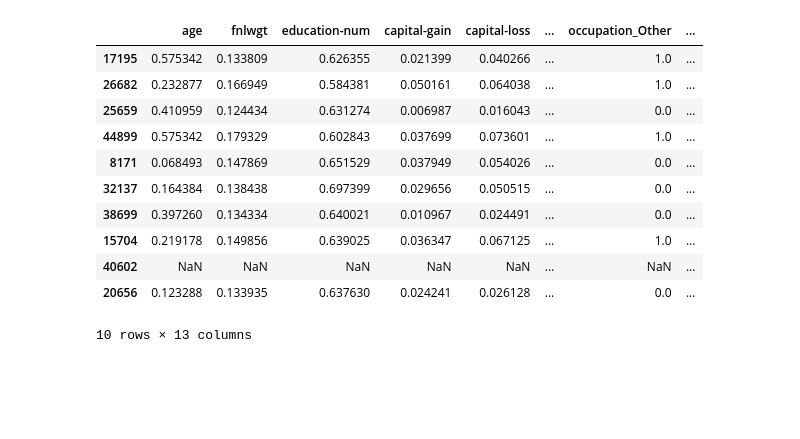
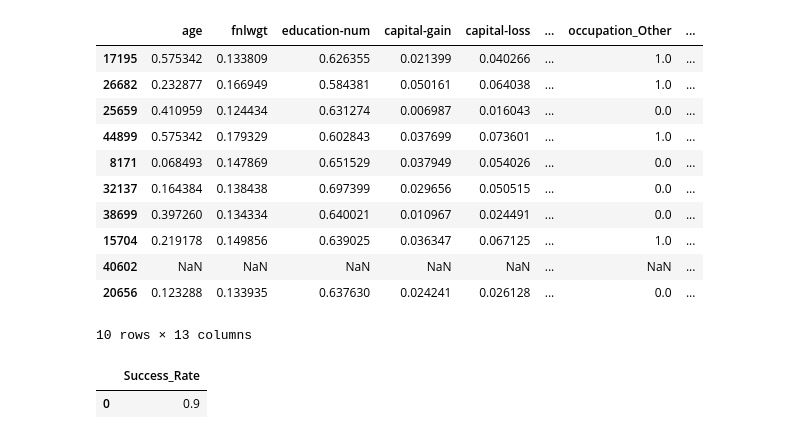
Before and after one commit to Suzie14/CARLA, a Jupyter notebook: benchmark.ipynb, the cells around one changed output. Cells and saved outputs as stored; diff of their text form; code cells hidden in the pictures; blank space fills up the shorter version.

```diff
--- a/benchmark.ipynb
+++ b/benchmark.ipynb
@@ -110,3 +110,12 @@ cc_cfs
 | 40602 | NaN | NaN | NaN | NaN | NaN | ... | NaN | ... |
 | 20656 | 0.123288 | 0.133935 | 0.637630 | 0.024241 | 0.026128 | ... | 0.0 | ... |
 10 rows × 13 columns
+# %%
+from carla import Benchmark
+from carla.evaluation.catalog.success_rate import SuccessRate
+benchmark_cc = Benchmark(model, cc, factuals)
+# %%
+benchmark_cc.run_benchmark(measures=[SuccessRate()])
+# %% [output]
+|  | Success_Rate |
+| 0 | 0.9 |
```
Also changed, not shown: parts of 5 cells of this notebook, 1 other file.
